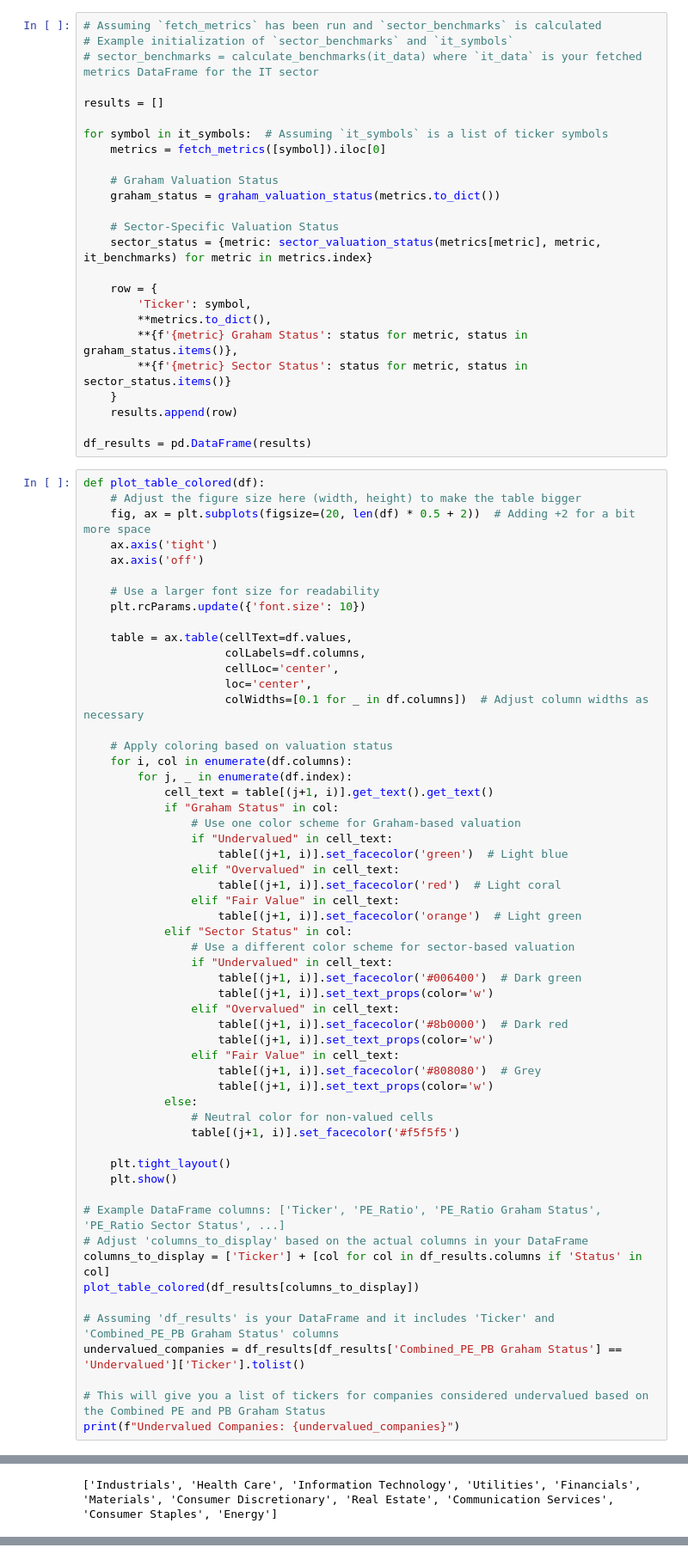
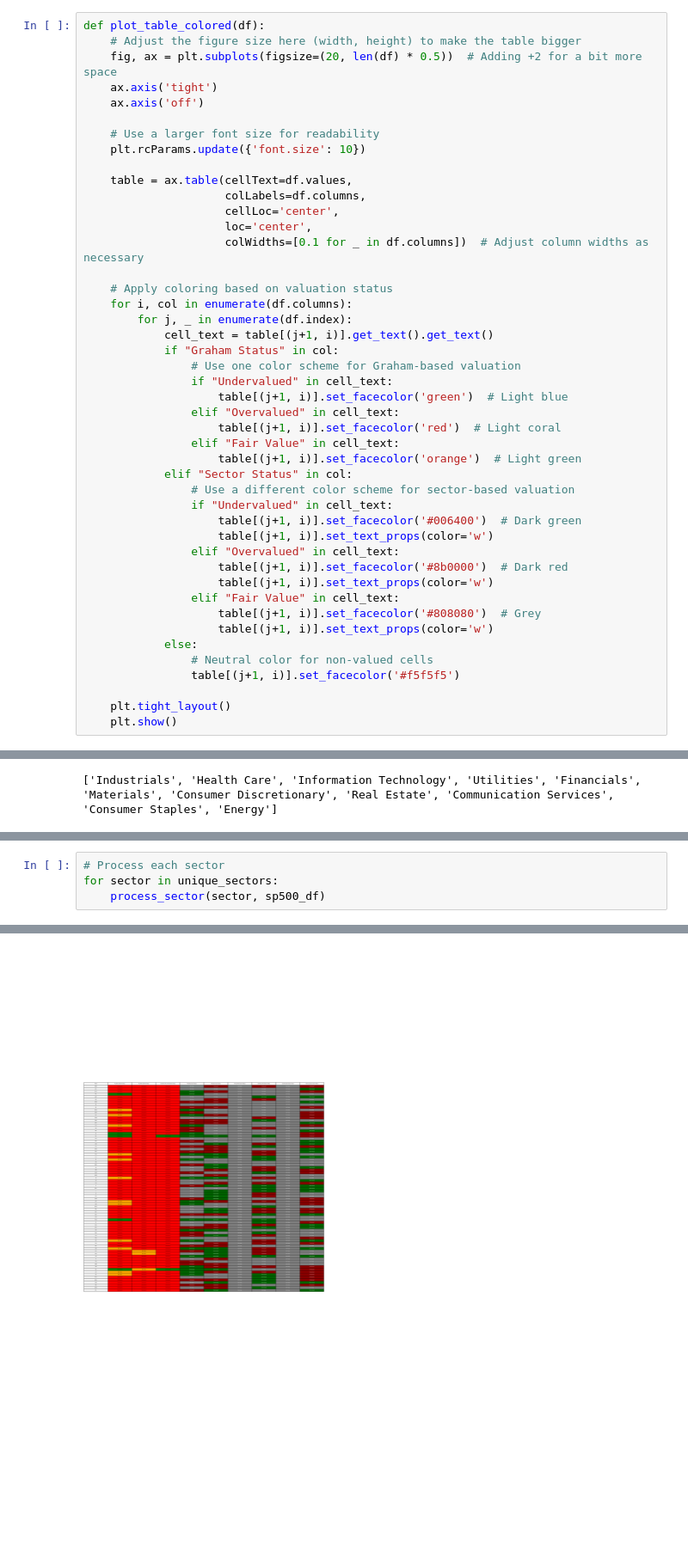
Before and after one commit to guner-aygin/Stock_Valuation, a Jupyter notebook: Stock_Valuation.ipynb, the cells around one changed output, grey strips where cells are left out. Shown at 86% size. Cells and saved outputs as stored; diff of their text form; blank space fills up the shorter version.

Commit message:
Creating a table for stocks in each sector of S&P500

```diff
--- a/Stock_Valuation.ipynb
+++ b/Stock_Valuation.ipynb
@@ -199,34 +169,9 @@ def graham_valuation_status(stock_metrics):
 
     return status
-# %%
-# Assuming `fetch_metrics` has been run and `sector_benchmarks` is calculated
-# Example initialization of `sector_benchmarks` and `it_symbols`
-# sector_benchmarks = calculate_benchmarks(it_data) where `it_data` is your fetched metrics DataFrame for the IT sector
-
-results = []
-
-for symbol in it_symbols:  # Assuming `it_symbols` is a list of ticker symbols
-    metrics = fetch_metrics([symbol]).iloc[0]
-
-    # Graham Valuation Status
-    graham_status = graham_valuation_status(metrics.to_dict())
-
-    # Sector-Specific Valuation Status
-    sector_status = {metric: sector_valuation_status(metrics[metric], metric, it_benchmarks) for metric in metrics.index}
-
-    row = {
-        'Ticker': symbol,
-        **metrics.to_dict(),
-        **{f'{metric} Graham Status': status for metric, status in graham_status.items()},
-        **{f'{metric} Sector Status': status for metric, status in sector_status.items()}
-    }
-    results.append(row)
-
-df_results = pd.DataFrame(results)
 # %%
 def plot_table_colored(df):
     # Adjust the figure size here (width, height) to make the table bigger
-    fig, ax = plt.subplots(figsize=(20, len(df) * 0.5 + 2))  # Adding +2 for a bit more space
+    fig, ax = plt.subplots(figsize=(20, len(df) * 0.5))  # Adding +2 for a bit more space
     ax.axis('tight')
     ax.axis('off')
 
@@ -268,14 +213,3 @@ def plot_table_colored(df):
 
     plt.tight_layout()
     plt.show()
-
-# Example DataFrame columns: ['Ticker', 'PE_Ratio', 'PE_Ratio Graham Status', 'PE_Ratio Sector Status', ...]
-# Adjust 'columns_to_display' based on the actual columns in your DataFrame
-columns_to_display = ['Ticker'] + [col for col in df_results.columns if 'Status' in col]
-plot_table_colored(df_results[columns_to_display])
-
-# Assuming 'df_results' is your DataFrame and it includes 'Ticker' and 'Combined_PE_PB Graham Status' columns
-undervalued_companies = df_results[df_results['Combined_PE_PB Graham Status'] == 'Undervalued']['Ticker'].tolist()
-
-# This will give you a list of tickers for companies considered undervalued based on the Combined PE and PB Graham Status
-print(f"Undervalued Companies: {undervalued_companies}")
@@ -344,0 +274,5 @@ Undervalued Companies: ['APA', 'CTRA', 'EQT', 'MRO', 'VLO']
+# %%
+# Process each sector
+for sector in unique_sectors:
+    process_sector(sector, sp500_df)
+# %% [output]
@@ -344,0 +289 @@ Undervalued Companies: ['APA', 'CTRA', 'EQT', 'MRO', 'VLO']
+[figure, added]
```
Also changed, not shown: parts of 8 cells of this notebook.
